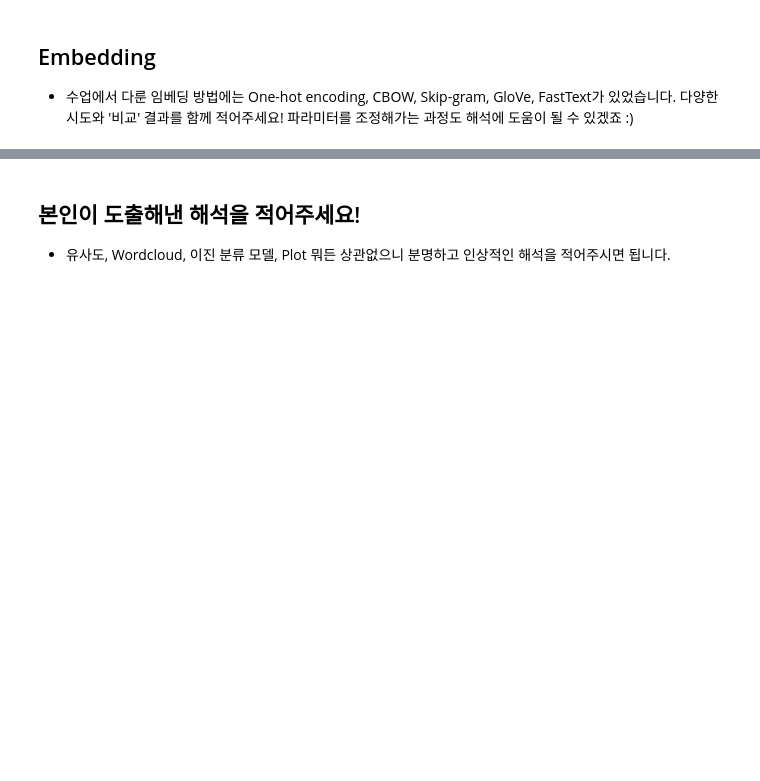
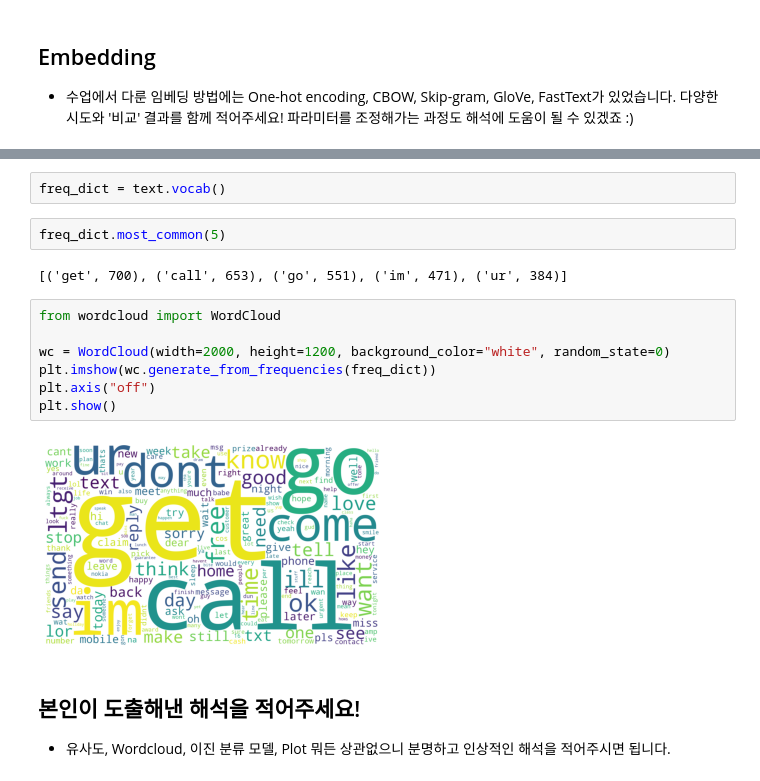
Before and after one commit to jiwoo0212/Tobigs-15-jiwoo, a Jupyter notebook: week8/NLP_basic/week8_nlp_basic_assignment.ipynb, the cells around one changed output, grey strips where cells are left out. Drawn from its saved outputs; the diff is of its cells as text; blank space fills up the shorter version.

```diff
--- a/week8/NLP_basic/week8_nlp_basic_assignment.ipynb
+++ b/week8/NLP_basic/week8_nlp_basic_assignment.ipynb
@@ -194,3 +304,18 @@ cried -> cry로 단어의 원형으로 바꿔진 것이 보인다.
+# %%
+freq_dict = text.vocab()
+# %%
+freq_dict.most_common(5)
+# %% [output]
+[('get', 700), ('call', 653), ('go', 551), ('im', 471), ('ur', 384)]
+# %%
+from wordcloud import WordCloud
+
+wc = WordCloud(width=2000, height=1200, background_color="white", random_state=0)
+plt.imshow(wc.generate_from_frequencies(freq_dict))
+plt.axis("off")
+plt.show()
+# %% [output]
+[figure, added]
 # %% [markdown]
 ## 본인이 도출해낸 해석을 적어주세요!
 
```
Also changed, not shown: parts of 13 cells of this notebook.
